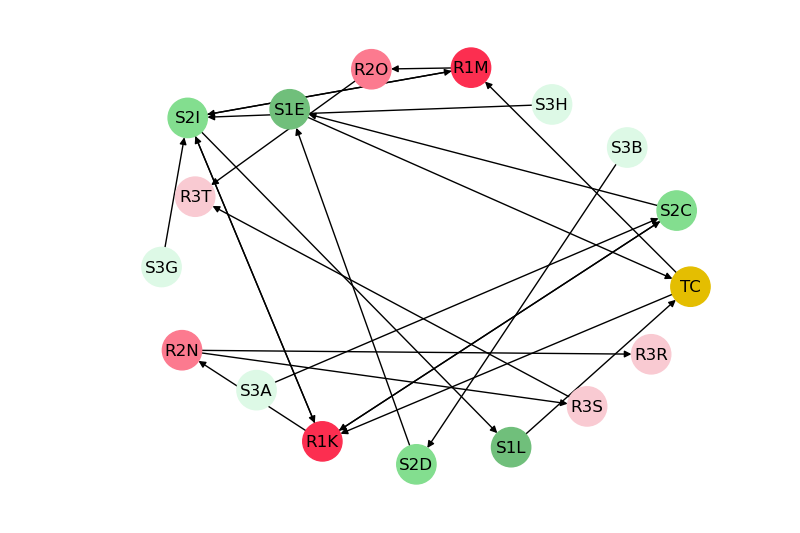
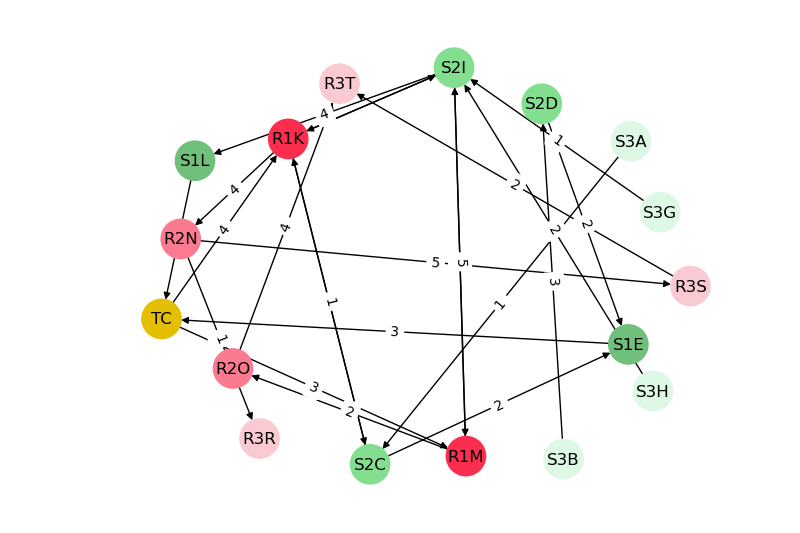
Before and after one commit to ComTDK/GNN_Ricci, a Jupyter notebook: Ricci_Curvature_Graph_Instance.ipynb, the cells around one changed output. Drawn from its saved outputs; the diff is of its cells as text; code cells hidden in the pictures.

Commit message:
Instantiate Graph with weights

```diff
--- a/Ricci_Curvature_Graph_Instance.ipynb
+++ b/Ricci_Curvature_Graph_Instance.ipynb
@@ -53,6 +53,8 @@ G.add_edge("R3S", "R3T", weight=2)
 pos = nx.spring_layout(G, k=10)
 # %%
 nx.draw(G, pos, with_labels=True, node_color = nodeColor, node_size=800)
+edge_labels = nx.get_edge_attributes(G, "weight")
+nx.draw_networkx_edge_labels(G, pos, edge_labels)
 plt.show()
 # %% [output]
-[figure, old version]
+[figure, new version]
```
